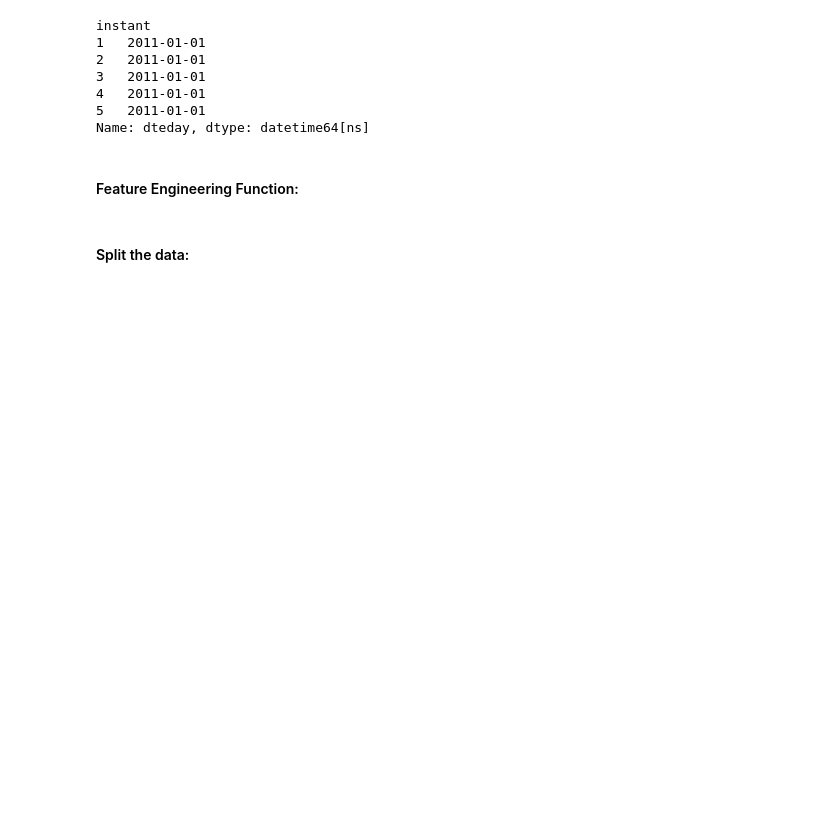
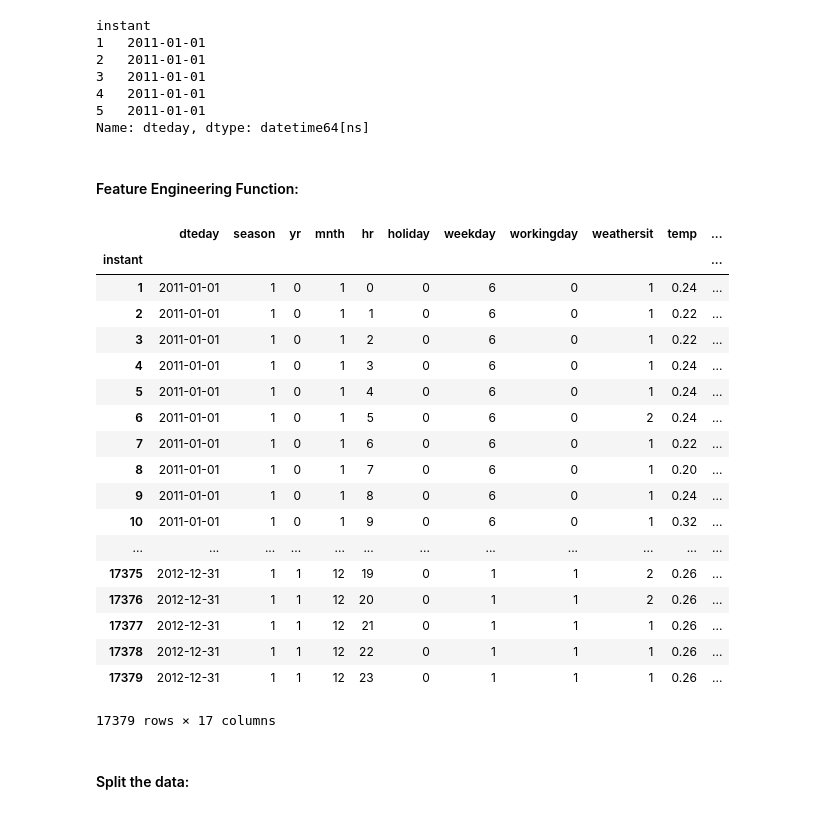
Before and after one commit to blatmand/ds_bicycle_rental, a Jupyter notebook: s_linear_regression_h.ipynb, the cells around one changed output. Saved outputs shown, nothing was run; the diff lists cells and outputs as text; code cells hidden in the pictures; blank space fills up the shorter version.

```diff
--- a/s_linear_regression_h.ipynb
+++ b/s_linear_regression_h.ipynb
@@ -57,0 +55,25 @@ Name: dteday, dtype: datetime64[ns]
+# %%
+#feat = PolynomialFeatures(interaction_only=True)
+#pd.DataFrame(feat.fit_transform(df[['workingday', 'hr']]), columns=[''])
+df['interact'] = df['workingday'] * df['hr']
+df
+# %% [output]
+|  | dteday | season | yr | mnth | hr | holiday | weekday | workingday | weathersit | temp | ... |
+| instant |  |  |  |  |  |  |  |  |  |  | ... |
+| 1 | 2011-01-01 | 1 | 0 | 1 | 0 | 0 | 6 | 0 | 1 | 0.24 | ... |
+| 2 | 2011-01-01 | 1 | 0 | 1 | 1 | 0 | 6 | 0 | 1 | 0.22 | ... |
+| 3 | 2011-01-01 | 1 | 0 | 1 | 2 | 0 | 6 | 0 | 1 | 0.22 | ... |
+| 4 | 2011-01-01 | 1 | 0 | 1 | 3 | 0 | 6 | 0 | 1 | 0.24 | ... |
+| 5 | 2011-01-01 | 1 | 0 | 1 | 4 | 0 | 6 | 0 | 1 | 0.24 | ... |
+| 6 | 2011-01-01 | 1 | 0 | 1 | 5 | 0 | 6 | 0 | 2 | 0.24 | ... |
+| 7 | 2011-01-01 | 1 | 0 | 1 | 6 | 0 | 6 | 0 | 1 | 0.22 | ... |
+| 8 | 2011-01-01 | 1 | 0 | 1 | 7 | 0 | 6 | 0 | 1 | 0.20 | ... |
+| 9 | 2011-01-01 | 1 | 0 | 1 | 8 | 0 | 6 | 0 | 1 | 0.24 | ... |
+| 10 | 2011-01-01 | 1 | 0 | 1 | 9 | 0 | 6 | 0 | 1 | 0.32 | ... |
+| ... | ... | ... | ... | ... | ... | ... | ... | ... | ... | ... | ... |
+| 17375 | 2012-12-31 | 1 | 1 | 12 | 19 | 0 | 1 | 1 | 2 | 0.26 | ... |
+| 17376 | 2012-12-31 | 1 | 1 | 12 | 20 | 0 | 1 | 1 | 2 | 0.26 | ... |
+| 17377 | 2012-12-31 | 1 | 1 | 12 | 21 | 0 | 1 | 1 | 1 | 0.26 | ... |
+| 17378 | 2012-12-31 | 1 | 1 | 12 | 22 | 0 | 1 | 1 | 1 | 0.26 | ... |
+| 17379 | 2012-12-31 | 1 | 1 | 12 | 23 | 0 | 1 | 1 | 1 | 0.26 | ... |
+17379 rows × 17 columns
```
Also changed, not shown: parts of 19 cells of this notebook, 2 other files.
